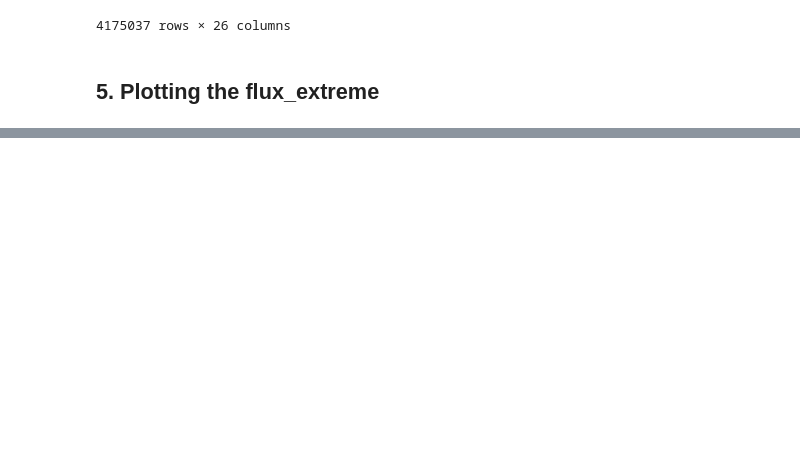
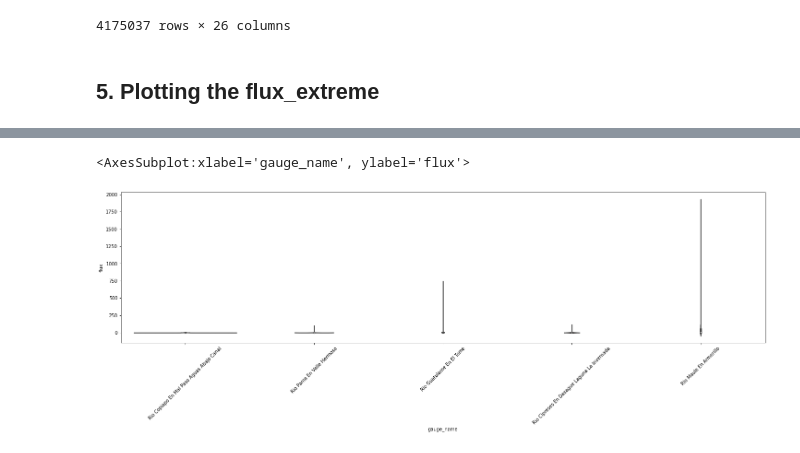
Before and after one commit to oaflores28/WatershedChallenge, a Jupyter notebook: Notebook_1_WaterShed.ipynb, the cells around one changed output, grey strips where cells are left out. Cells and saved outputs as stored; diff of their text form; code cells hidden in the pictures; blank space fills up the shorter version.

```diff
--- a/Notebook_1_WaterShed.ipynb
+++ b/Notebook_1_WaterShed.ipynb
@@ -591,0 +591,4 @@ plot_one_timeserie(1001001,'flux_extreme','2000-03-04','2020-03-04', df=df_flux_
+# %%
+stations_highest_ratio_extflux = df_aux_flux[df_aux_flux['ext_flux_ratio']>0.15]['gauge_name'].to_list()
+df_flux_highest = df_flux_complete[df_flux_complete['gauge_name'].isin(stations_highest_ratio_extflux)]
+df_flux_highest
@@ -591,0 +619,9 @@ plot_one_timeserie(1001001,'flux_extreme','2000-03-04','2020-03-04', df=df_flux_
+# %%
+plt.figure(figsize=(25,6))
+plt.xticks(rotation=45)
+sns.violinplot(x=df_flux_highest["gauge_name"],
+            y=df_flux_highest['flux'],
+            dodge=False)
+# %% [output]
+<AxesSubplot:xlabel='gauge_name', ylabel='flux'>
+[figure, added]
```
Also changed, not shown: parts of 22 cells of this notebook.
